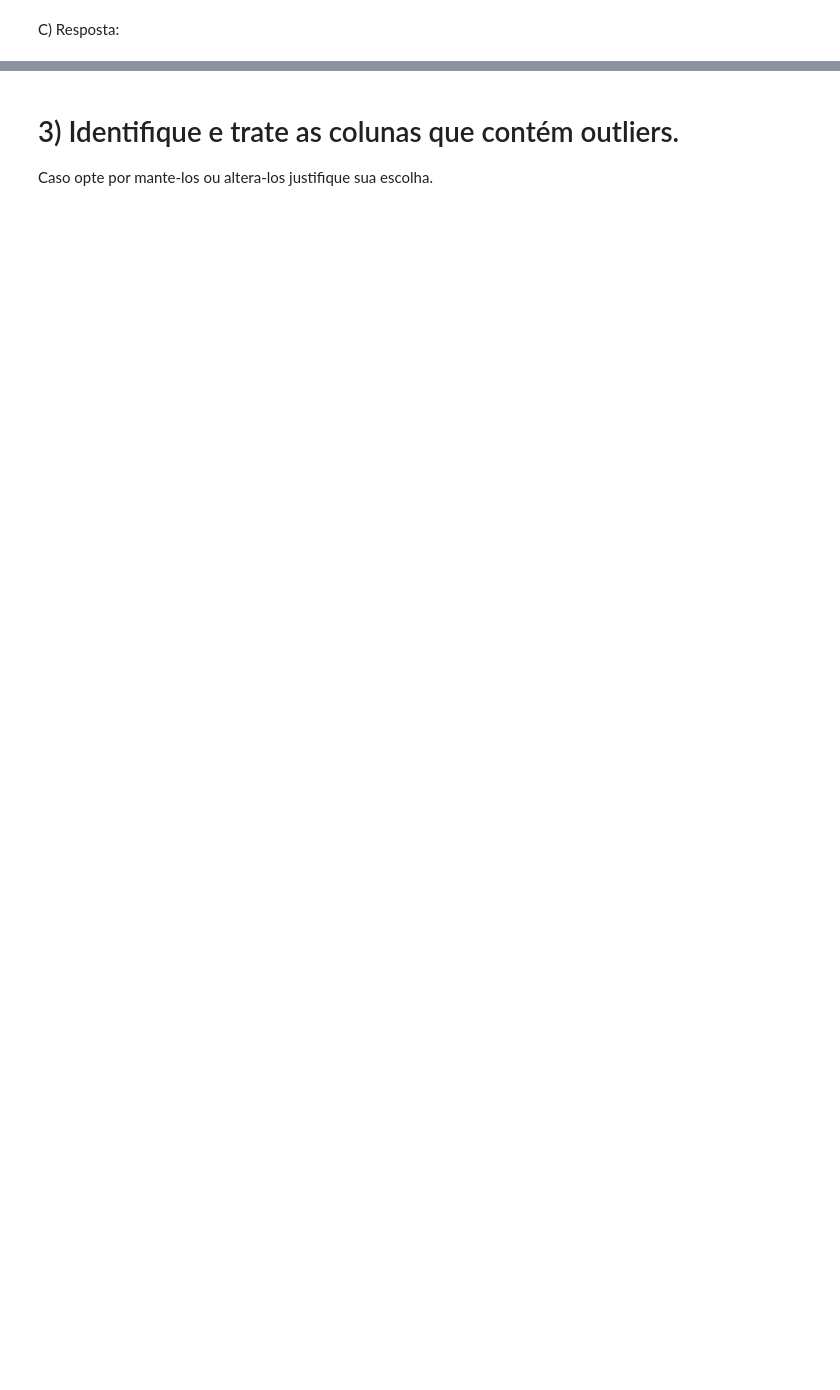
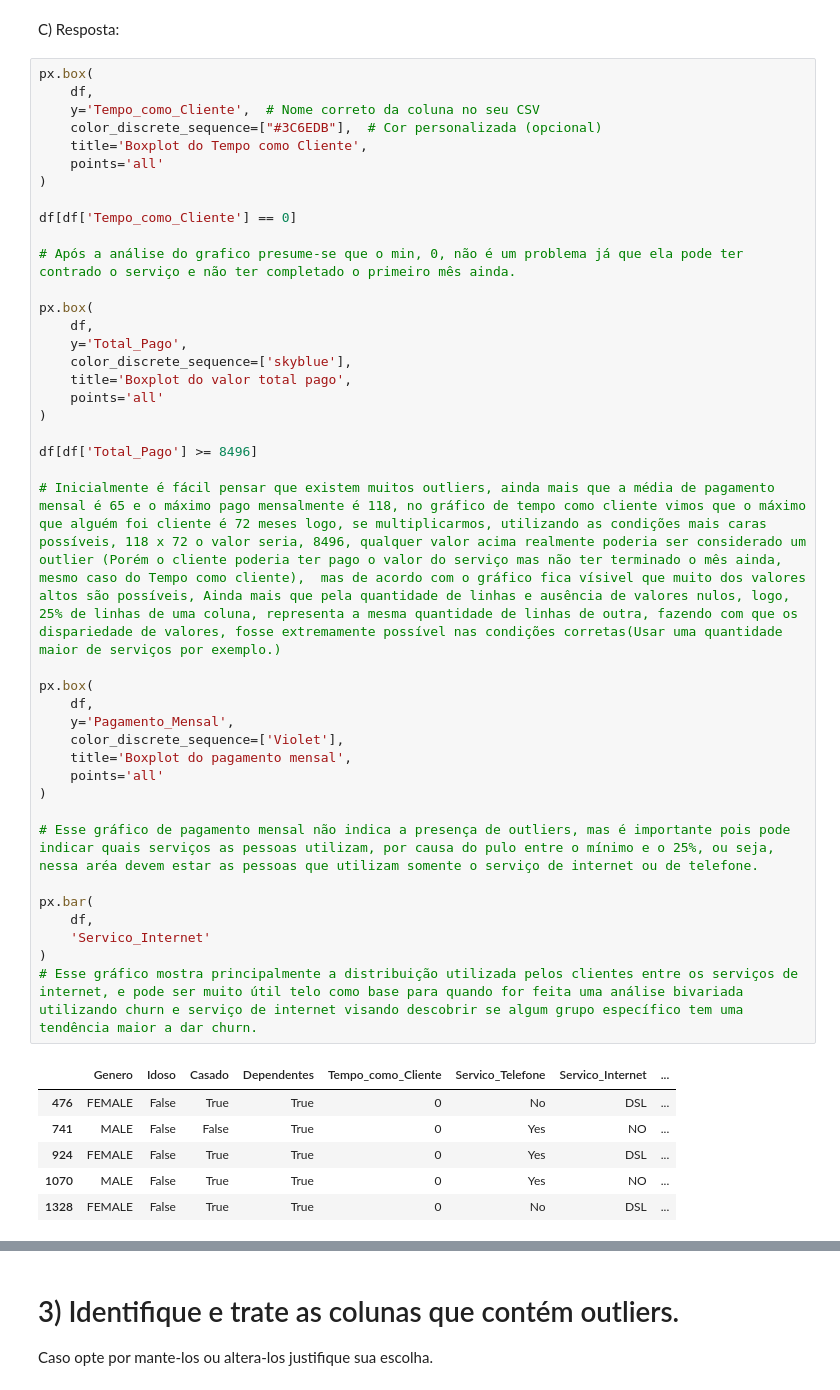
Before and after one commit to MiguellMAC/EBAC.DATA_SCIENCE, a Jupyter notebook: Atividade_Cap15/CAPITULO15_PROJETO_TELECON2.ipynb, the cells around one changed output, grey strips where cells are left out. Saved outputs shown, nothing was run; the diff lists cells and outputs as text; blank space fills up the shorter version.

```diff
--- a/Atividade_Cap15/CAPITULO15_PROJETO_TELECON2.ipynb
+++ b/Atividade_Cap15/CAPITULO15_PROJETO_TELECON2.ipynb
@@ -71,2 +88,49 @@ Já é possivel indentificar possíveis outliers na coluna Total Pago, Pela méd
 # %% [markdown]
 C) Resposta:
+# %%
+px.box(
+    df,
+    y='Tempo_como_Cliente',  # Nome correto da coluna no seu CSV
+    color_discrete_sequence=["#3C6EDB"],  # Cor personalizada (opcional)
+    title='Boxplot do Tempo como Cliente',
+    points='all'
+)
+
+df[df['Tempo_como_Cliente'] == 0]
+
+# Após a análise do grafico presume-se que o min, 0, não é um problema já que ela pode ter contrado o serviço e não ter completado o primeiro mês ainda.
+
+px.box(
+    df,
+    y='Total_Pago',
+    color_discrete_sequence=['skyblue'],
+    title='Boxplot do valor total pago',
+    points='all'
+)
+
+df[df['Total_Pago'] >= 8496]
+
+# Inicialmente é fácil pensar que existem muitos outliers, ainda mais que a média de pagamento mensal é 65 e o máximo pago mensalmente é 118, no gráfico de tempo como cliente vimos que o máximo que alguém foi cliente é 72 meses logo, se multiplicarmos, utilizando as condições mais caras possíveis, 118 x 72 o valor seria, 8496, qualquer valor acima realmente poderia ser considerado um outlier (Porém o cliente poderia ter pago o valor do serviço mas não ter terminado o mês ainda, mesmo caso do Tempo como cliente),  mas de acordo com o gráfico fica vísivel que muito dos valores altos são possíveis, Ainda mais que pela quantidade de linhas e ausência de valores nulos, logo, 25% de linhas de uma coluna, representa a mesma quantidade de linhas de outra, fazendo com que os dispariedade de valores, fosse extremamente possível nas condições corretas(Usar uma quantidade maior de serviços por exemplo.)
+
+px.box(
+    df,
+    y='Pagamento_Mensal',
+    color_discrete_sequence=['Violet'],
+    title='Boxplot do pagamento mensal',
+    points='all'
+)
+
+# Esse gráfico de pagamento mensal não indica a presença de outliers, mas é importante pois pode indicar quais serviços as pessoas utilizam, por causa do pulo entre o mínimo e o 25%, ou seja, nessa aréa devem estar as pessoas que utilizam somente o serviço de internet ou de telefone.
+
+px.bar(
+    df,
+    'Servico_Internet'
+)
+# Esse gráfico mostra principalmente a distribuição utilizada pelos clientes entre os serviços de internet, e pode ser muito útil telo como base para quando for feita uma análise bivariada utilizando churn e serviço de internet visando descobrir se algum grupo específico tem uma tendência maior a dar churn.
+# %% [output]
+|  | Genero | Idoso | Casado | Dependentes | Tempo_como_Cliente | Servico_Telefone | Servico_Internet | ... |
+| 476 | FEMALE | False | True | True | 0 | No | DSL | ... |
+| 741 | MALE | False | False | True | 0 | Yes | NO | ... |
+| 924 | FEMALE | False | True | True | 0 | Yes | DSL | ... |
+| 1070 | MALE | False | True | True | 0 | Yes | NO | ... |
+| 1328 | FEMALE | False | True | True | 0 | No | DSL | ... |
```
Also changed, not shown: parts of 7 cells of this notebook.
